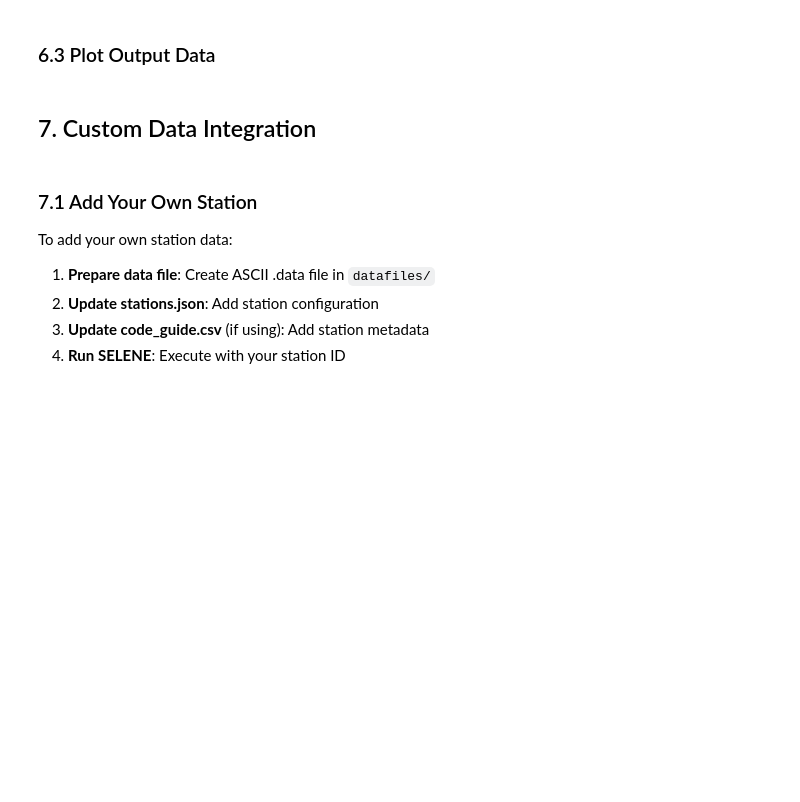
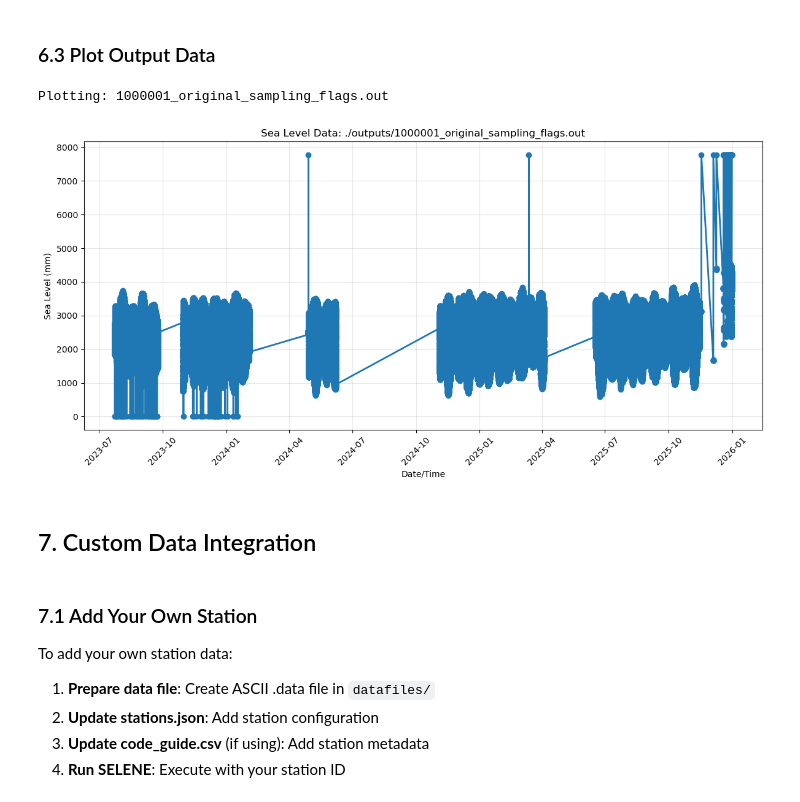
Before and after one commit to SLSMF/gloss_training_north_africa, a Jupyter notebook: selene_training.ipynb, the cells around one changed output. Drawn from its saved outputs; the diff is of its cells as text; code cells hidden in the pictures; blank space fills up the shorter version.

```diff
--- a/selene_training.ipynb
+++ b/selene_training.ipynb
@@ -41,9 +40,9 @@ print("✓ Required libraries imported successfully")
 ### 2.1 Set up directory structure
 # %%
 # Define base paths (modify these according to your installation)
-BASE_PATH = "/path/to/SELENE_TRAINING"  # Update this!
+BASE_PATH = "./"  # Update this!
 DATAFILES_PATH = os.path.join(BASE_PATH, "datafiles")
-OUTPUT_PATH = os.path.join(BASE_PATH, "output")
+OUTPUT_PATH = os.path.join(BASE_PATH, "outputs")
 CONFIG_PATH = os.path.join(BASE_PATH, "configuration")
 
 # Create directories if they don't exist
@@ -157,7 +125,7 @@ print(sample_data)
 ### 4.1 Execute SELENE Processing
 # %%
 # Target station ID
-TARGET_STATION = "1000001"
+TARGET_STATION = "2059388"
 
 # Change to SELENE directory
 os.chdir(BASE_PATH)
@@ -286,9 +256,10 @@ except Exception as e:
 ### 6.2 View Output Files
 # %%
 # List output files
+print( OUTPUT_PATH)
 output_files = []
-if os.path.exists(OUTPUT_PATH):
-    output_files = os.listdir(OUTPUT_PATH)
+if os.path.exists('./' + OUTPUT_PATH):
+    output_files = os.listdir('./' + OUTPUT_PATH)
 
 print(f"Output directory contents ({len(output_files)} files):")
 for file in sorted(output_files):
@@ -298,39 +281,38 @@ for file in sorted(output_files):
 # %% [markdown]
 ### 6.3 Plot Output Data
 # %%
-# Function to read and plot output files
+#### Function to read and plot output files
 def plot_output_file(filepath):
     """Read and plot SELENE output file"""
     try:
         # Read the output file
-        df = pd.read_csv(filepath, sep='\s+', header=None,
-                        names=['station', 'date', 'time', 'value', 'flag'])
-
-        # Combine date and time
-        df['datetime'] = pd.to_datetime(
-            df['date'].astype(str) + df['time'].astype(str),
-            format='%Y%m%d%H%M%S'
-        )
+        df = pd.read_csv(filepath, sep=' ', header=None,
+                        names=['datetime', 'value', 'flag', 'flag2'])
+        df['datetime'] = pd.to_datetime(df['datetime'])
+        df.set_index('datetime', inplace=True)
 
         # Plot
         plt.figure(figsize=(12, 6))
-        plt.plot(df['datetime'], df['value'], marker='o', linewidth=2)
+        plt.plot(df['value'], marker='o', linewidth=2)
         plt.title(f"Sea Level Data: {filepath}")
         plt.xlabel("Date/Time")
         plt.ylabel("Sea Level (mm)")
         plt.grid(True, alpha=0.3)
         plt.xticks(rotation=45)
         plt.tight_layout()
         plt.show()
 
     except Exception as e:
         print(f"Error plotting {filepath}: {str(e)}")
 
 # Plot first output file if available
 if output_files:
     first_file = os.path.join(OUTPUT_PATH, output_files[0])
     print(f"\nPlotting: {output_files[0]}")
     plot_output_file(first_file)
+# %% [output]
+Plotting: 1000001_original_sampling_flags.out
+[figure, added]
 # %% [markdown]
 ## 7. Custom Data Integration
 # %% [markdown]
```
Also changed, not shown: parts of 10 cells of this notebook, 1 other file.
